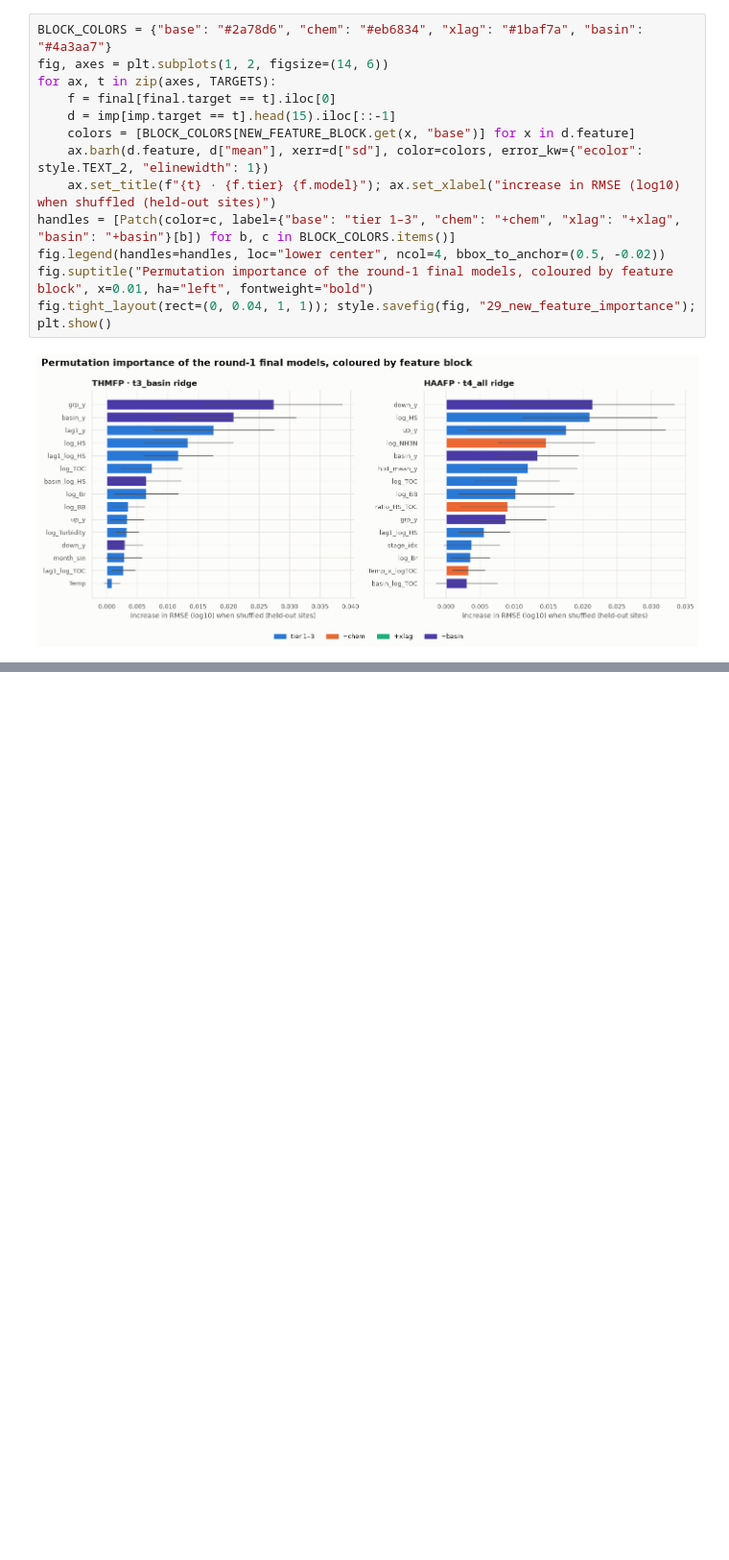
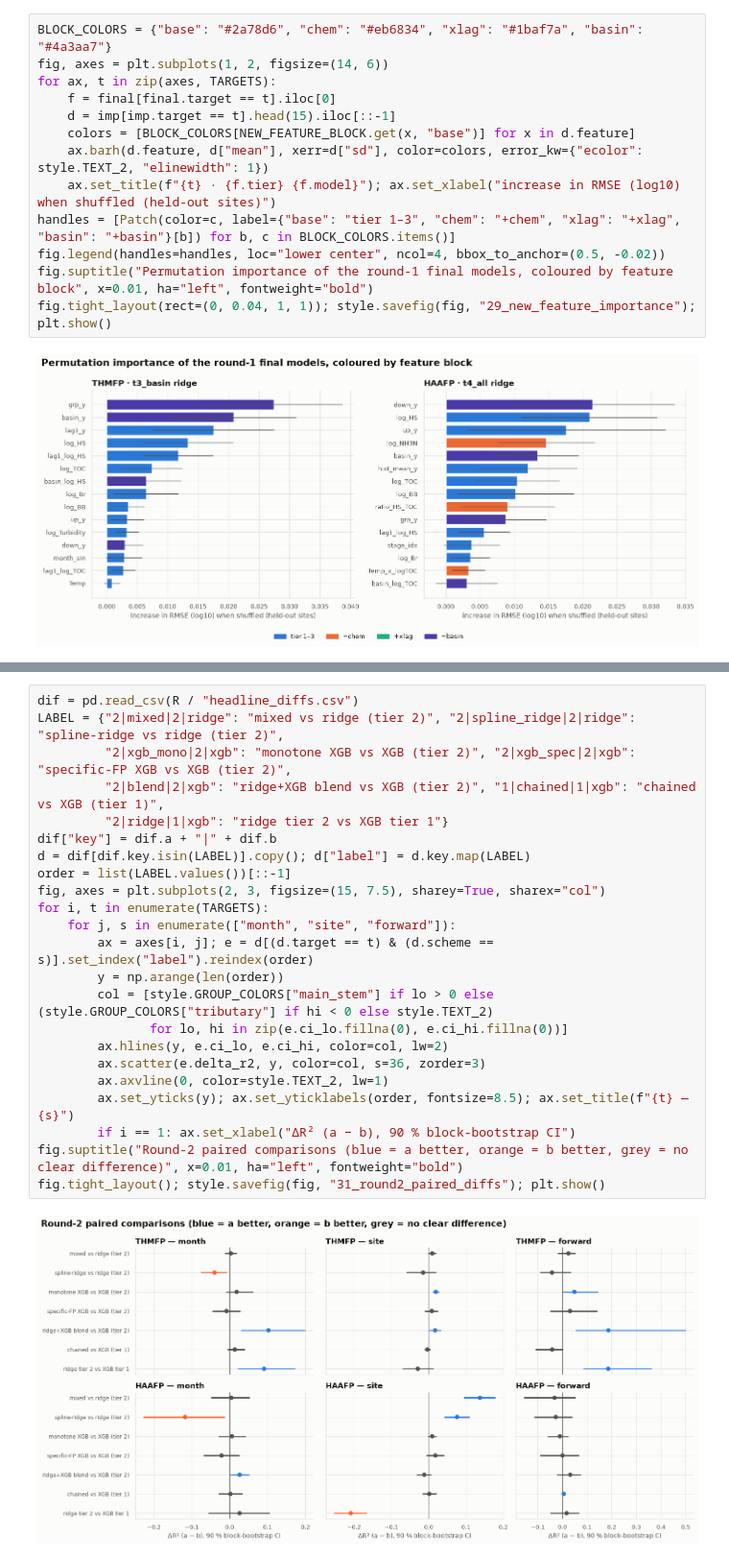
Before and after one commit to thanhtrunghuynh93/Korean_river, a Jupyter notebook: notebooks/modeling.ipynb, the cells around one changed output, grey strips where cells are left out. Shown at 96% size. Saved outputs shown, nothing was run; the diff lists cells and outputs as text; blank space fills up the shorter version.

```diff
--- a/notebooks/modeling.ipynb
+++ b/notebooks/modeling.ipynb
@@ -439,0 +547,25 @@ See `reports/modeling_findings.md` §6.
+# %%
+dif = pd.read_csv(R / "headline_diffs.csv")
+LABEL = {"2|mixed|2|ridge": "mixed vs ridge (tier 2)", "2|spline_ridge|2|ridge": "spline-ridge vs ridge (tier 2)",
+         "2|xgb_mono|2|xgb": "monotone XGB vs XGB (tier 2)", "2|xgb_spec|2|xgb": "specific-FP XGB vs XGB (tier 2)",
+         "2|blend|2|xgb": "ridge+XGB blend vs XGB (tier 2)", "1|chained|1|xgb": "chained vs XGB (tier 1)",
+         "2|ridge|1|xgb": "ridge tier 2 vs XGB tier 1"}
+dif["key"] = dif.a + "|" + dif.b
+d = dif[dif.key.isin(LABEL)].copy(); d["label"] = d.key.map(LABEL)
+order = list(LABEL.values())[::-1]
+fig, axes = plt.subplots(2, 3, figsize=(15, 7.5), sharey=True, sharex="col")
+for i, t in enumerate(TARGETS):
+    for j, s in enumerate(["month", "site", "forward"]):
+        ax = axes[i, j]; e = d[(d.target == t) & (d.scheme == s)].set_index("label").reindex(order)
+        y = np.arange(len(order))
+        col = [style.GROUP_COLORS["main_stem"] if lo > 0 else (style.GROUP_COLORS["tributary"] if hi < 0 else style.TEXT_2)
+               for lo, hi in zip(e.ci_lo.fillna(0), e.ci_hi.fillna(0))]
+        ax.hlines(y, e.ci_lo, e.ci_hi, color=col, lw=2)
+        ax.scatter(e.delta_r2, y, color=col, s=36, zorder=3)
+        ax.axvline(0, color=style.TEXT_2, lw=1)
+        ax.set_yticks(y); ax.set_yticklabels(order, fontsize=8.5); ax.set_title(f"{t} — {s}")
+        if i == 1: ax.set_xlabel("ΔR² (a − b), 90 % block-bootstrap CI")
+fig.suptitle("Round-2 paired comparisons (blue = a better, orange = b better, grey = no clear difference)", x=0.01, ha="left", fontweight="bold")
+fig.tight_layout(); style.savefig(fig, "31_round2_paired_diffs"); plt.show()
+# %% [output]
+[figure, added]
```
Also changed, not shown: parts of 16 cells of this notebook, 5 other files.
